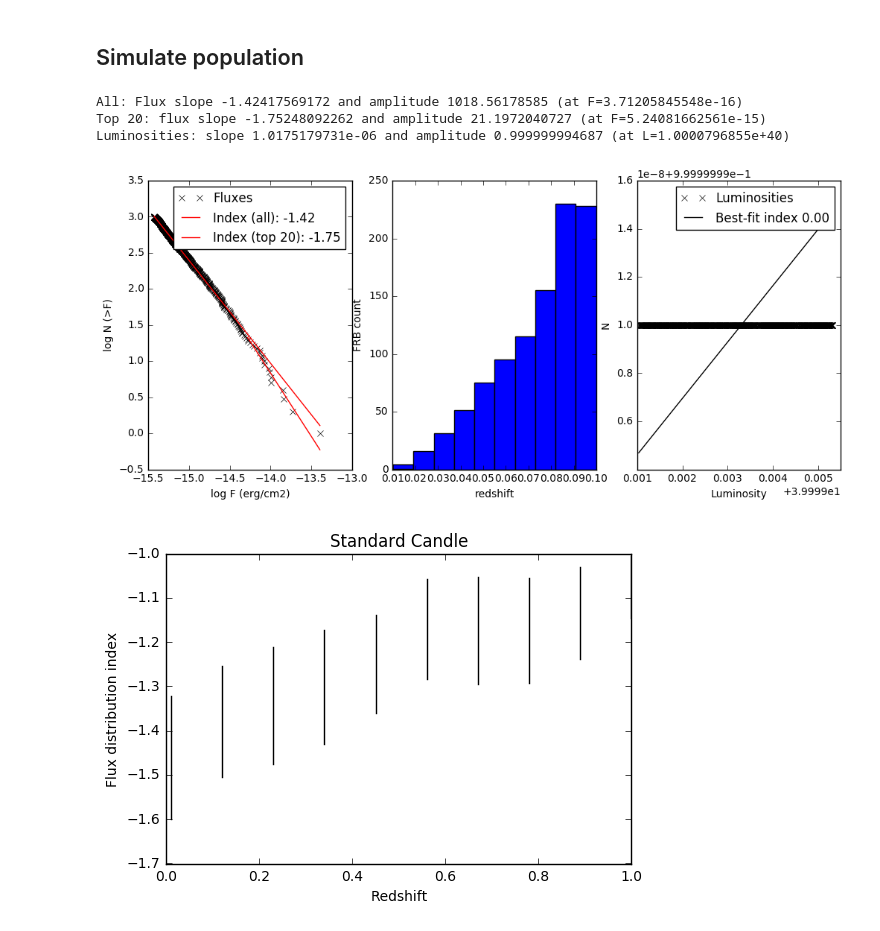
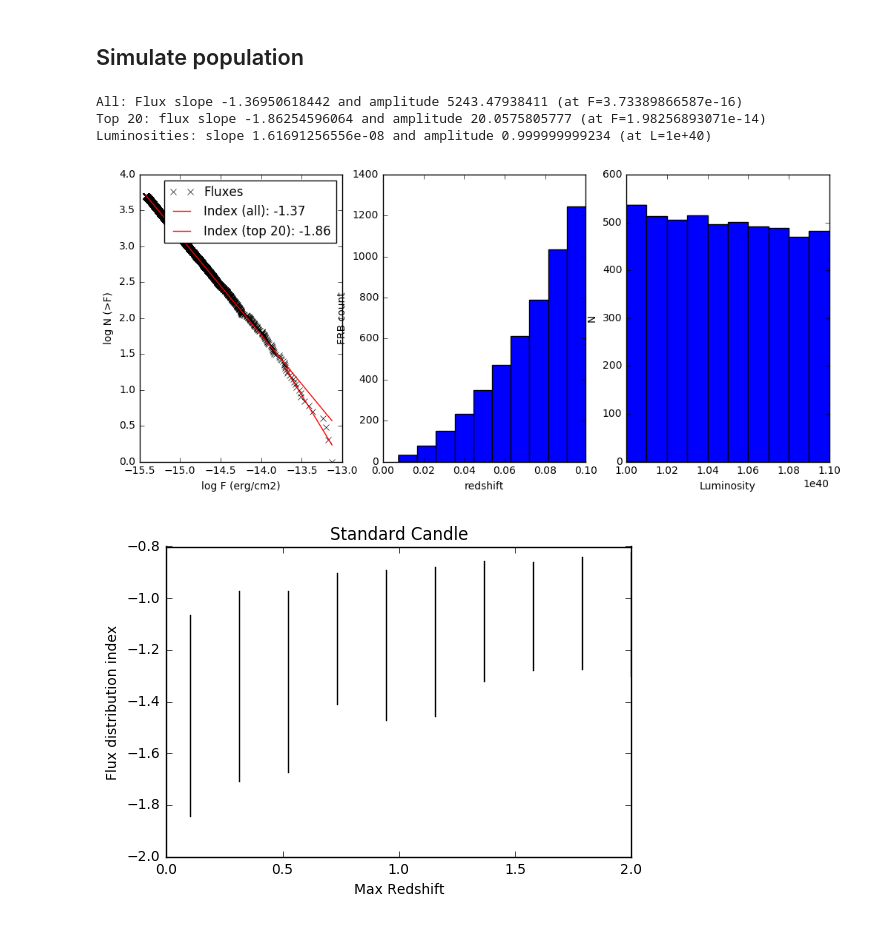
Before and after one commit to caseyjlaw/FRB121102, a Jupyter notebook: frb_simulation.ipynb, the cells around one changed output. Saved outputs shown, nothing was run; the diff lists cells and outputs as text; code cells hidden in the pictures.

Commit message:
rerun with lum hist and fixed bug for conf intervals

```diff
--- a/frb_simulation.ipynb
+++ b/frb_simulation.ipynb
@@ -113,8 +113,7 @@ def model(zs, fluxes, lums, top=20, show=True):
         pl.xlabel('redshift')
         pl.ylabel('FRB count')
         pl.subplot(133)
-        pl.plot(np.log10(lums), cntl, 'kx', label='Luminosities')
-        pl.plot(np.log10(lums), plaw(lums, *poptl), '-k', label='Best-fit index {0:.2f}'.format(poptl[0]))
+        pl.hist(lums)
         pl.xlabel('Luminosity')
         pl.ylabel('N')
         pl.legend()
@@ -123,13 +122,14 @@ def model(zs, fluxes, lums, top=20, show=True):
 # %%
 # example using standard candle
 zr = 0., 0.1
-lr = 1e40, 1.01e40
+lr = 1e40, 1.1e40
+top = 20
 popt_std = (0, 10)
-zs, fluxes, lums = simulate(zr, lr, popt_std, nsim=1000)
-popth = model(zs, fluxes, lums)
+zs, fluxes, lums = simulate(zr, lr, popt_std, nsim=5000)
+popth = model(zs, fluxes, lums, top=top)
 # %% [output]
-All: Flux slope -1.42417569172 and amplitude 1018.56178585 (at F=3.71205845548e-16)
-Top 20: flux slope -1.75248092262 and amplitude 21.1972040727 (at F=5.24081662561e-15)
-Luminosities: slope 1.0175179731e-06 and amplitude 0.999999994687 (at L=1.0000796855e+40)
+All: Flux slope -1.36950618442 and amplitude 5243.47938411 (at F=3.73389866587e-16)
+Top 20: flux slope -1.86254596064 and amplitude 20.0575805777 (at F=1.98256893071e-14)
+Luminosities: slope 1.61691256556e-08 and amplitude 0.999999999234 (at L=1e+40)
-[figure, old version]
+[figure, new version]
 # %%
@@ -153,10 +153,10 @@ for key in a_ci_std:
     val = a_ci_std[key]
     pl.plot([key, key], list(a_ci_std[key]), 'k-' )
     pl.title('Standard Candle')
-    pl.xlabel('Redshift')
+    pl.xlabel('Max Redshift')
     pl.ylabel('Flux distribution index')
 # %% [output]
-[figure, old version]
+[figure, new version]
 # %%
 lr = 1e35, 1e45
 z_min = 0.
```
Also changed, not shown: parts of 12 cells of this notebook.
